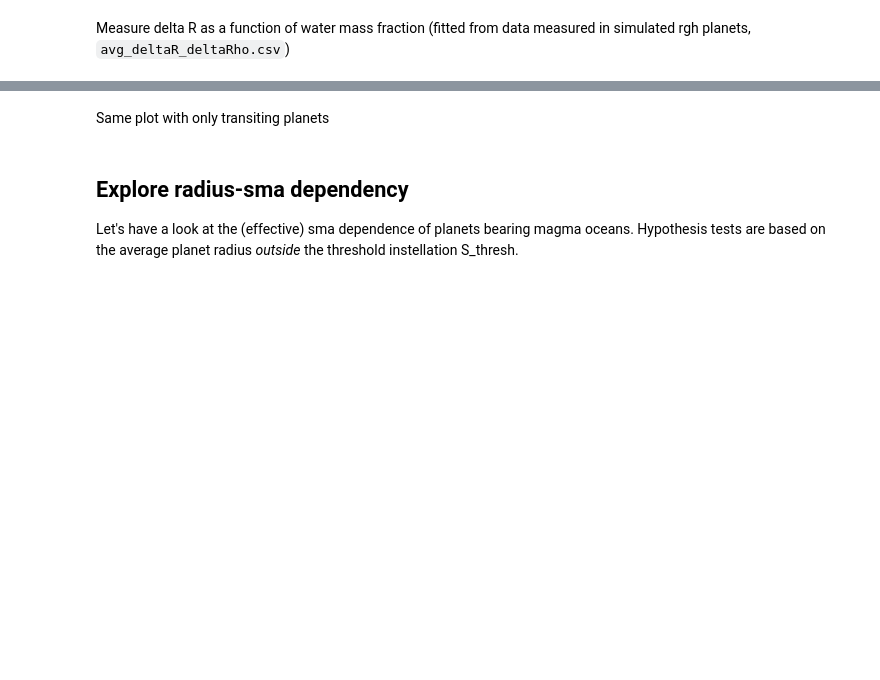
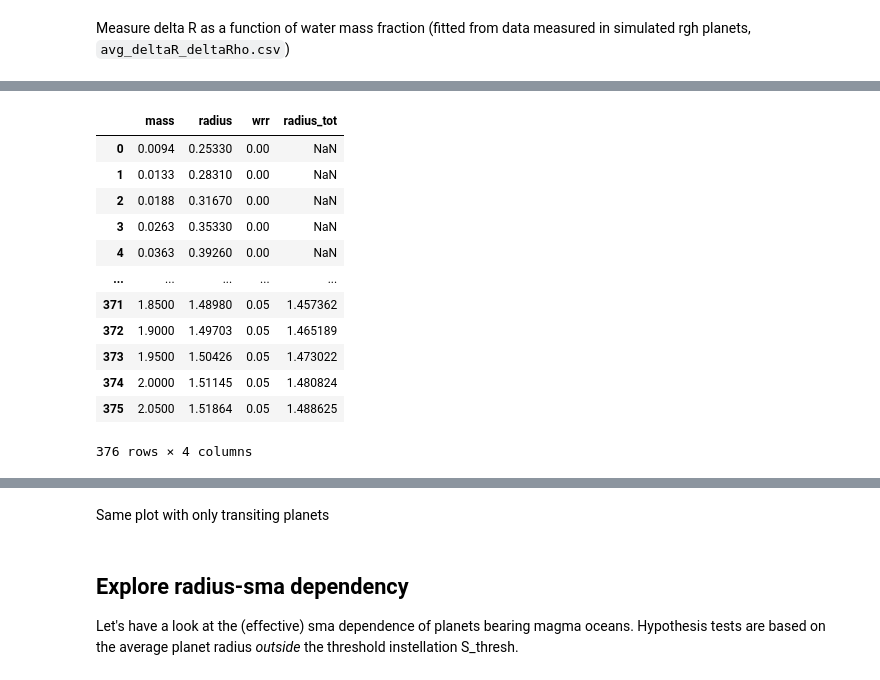
Before and after one commit to matiscke/hz-inner-edge-discontinuity, a Jupyter notebook: src/scripts/magmaocean.ipynb, the cells around one changed output, grey strips where cells are left out. Cells and saved outputs as stored; diff of their text form; code cells hidden in the pictures; blank space fills up the shorter version.

```diff
--- a/src/scripts/magmaocean.ipynb
+++ b/src/scripts/magmaocean.ipynb
@@ -33,7 +33,7 @@ plotstyle.styleplots()
 %load_ext autoreload
 %autoreload 2
 
-pd.options.display.max_rows = 200
+pd.options.display.max_rows = 100
 pd.options.display.max_columns = 80
 
 figdir = '/Users/schlecker/repos/magmaocean/src/tex/figures/'
@@ -360,0 +364,42 @@ Text(0.002382459421658162, 0.08, 'b = 0.26')
+# %%
+# Read M-R relations from Turbet+2020
+purerock = pd.read_csv(DATA_DIR + 'mass-radius_relationships_mgsio3_Zeng2016.txt')
+purerock.loc[:, 'wrr'] = 0.
+turbet2020 = pd.read_csv(DATA_DIR + 'mass-radius_relationships_STEAM_TURBET2020_FIG2b.dat', comment='#')
+mass_radius = purerock.append(turbet2020, ignore_index=True)
+
+# Read radius differences from DL21 Fig. 3b
+delta_R = pd.read_csv(DATA_DIR + 'deltaR_DornLichtenberg21_Fig3b.csv')
+delta_R.set_index('wrr', inplace=True)
+
+# Combine Turbet+2020 and DL21 radius diffs:
+# interpolate within planet masses for the given water mass fraction wrr
+x = delta_R.index.to_numpy()
+y = np.array([float(c) for c in delta_R.columns])
+z = delta_R.to_numpy().flatten()
+grid = []
+for xi in x:
+    for yi in y:
+        grid.append((xi, yi))
+grid= np.array(grid)
+interp = LinearNDInterpolator(list(grid), z)
+
+mass_radius.loc[:,'radius_tot'] = mass_radius.radius + interp(mass_radius.wrr, mass_radius.mass)
+# plt.scatter(mass_radius.radius, mass_radius.radius_tot)
+
+# Read radius differences as measured in synthetic population
+avg_deltaR_deltaRho = get_avg_deltaR_deltaRho()
+# %% [output]
+|  | mass | radius | wrr | radius_tot |
+| 0 | 0.0094 | 0.25330 | 0.00 | NaN |
+| 1 | 0.0133 | 0.28310 | 0.00 | NaN |
+| 2 | 0.0188 | 0.31670 | 0.00 | NaN |
+| 3 | 0.0263 | 0.35330 | 0.00 | NaN |
+| 4 | 0.0363 | 0.39260 | 0.00 | NaN |
+| ... | ... | ... | ... | ... |
+| 371 | 1.8500 | 1.48980 | 0.05 | 1.457362 |
+| 372 | 1.9000 | 1.49703 | 0.05 | 1.465189 |
+| 373 | 1.9500 | 1.50426 | 0.05 | 1.473022 |
+| 374 | 2.0000 | 1.51145 | 0.05 | 1.480824 |
+| 375 | 2.0500 | 1.51864 | 0.05 | 1.488625 |
+376 rows × 4 columns
```
Also changed, not shown: parts of 18 cells of this notebook, 3 other files.
